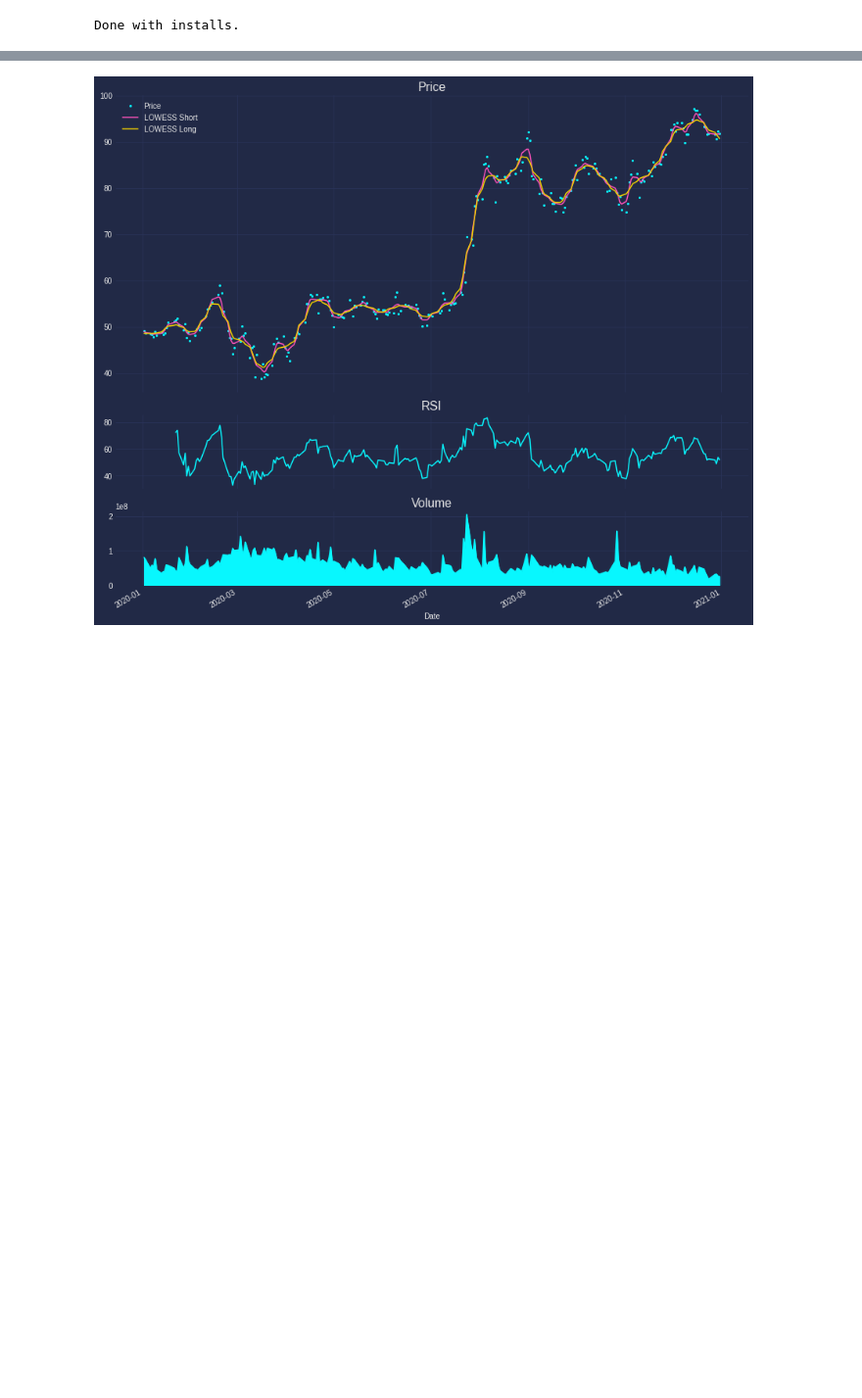
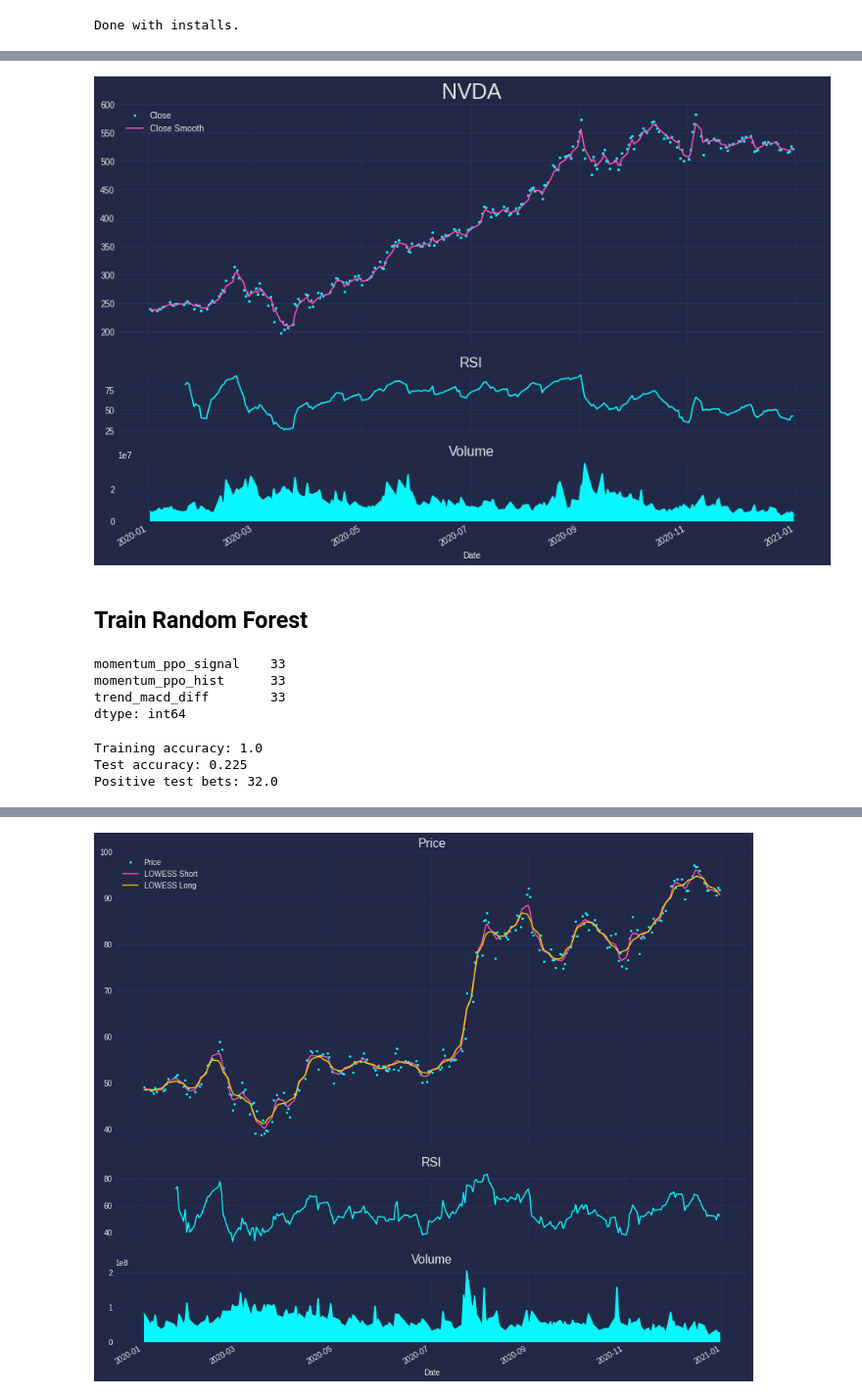
Before and after one commit to masta-g3/robinmodel, a Jupyter notebook: robinmodel.ipynb, the cells around one changed output, grey strips where cells are left out. Shown: that part at 98% size. Saved outputs shown, nothing was run; the diff lists cells and outputs as text; code cells hidden in the pictures; blank space fills up the shorter version.

```diff
--- a/robinmodel.ipynb
+++ b/robinmodel.ipynb
@@ -37,0 +70,26 @@ stock_df = stock.history(start='2020-01-01', end='2021-01-01')
+# %%
+fig, axs = plt.subplots(figsize=(12, 8), nrows=3, sharex=True,
+                        gridspec_kw={'height_ratios':[4,1,1]})
+
+## Prices and smoothed prices.
+ax = axs[0]
+stock_df['Close'].plot(ax=ax, ls='', marker='o', markersize=2, label='Close')
+stock_df['Close_Smooth'].plot(ax=ax, ls='-', markersize=2, label='Close Smooth')
+ax.legend()
+ax.set_title(ticker, size=25)
+
+## Some indicator.
+ax = axs[1]
+stock_df['momentum_rsi'].plot(ax=ax)
+ax.set_title('RSI', size=16)
+
+## Volume.
+ax = axs[2]
+stock_df['Volume'].plot.area(ax=ax)
+ax.set_title('Volume', size=16)
+
+fig.tight_layout();
+# %% [output]
+[figure, added]
+# %% [markdown]
+## Train Random Forest
@@ -37,0 +114,8 @@ stock_df = stock.history(start='2020-01-01', end='2021-01-01')
+# %%
+## Check if we have many nulls.
+stock_df[feats].isnull().sum().sort_values().tail(3)
+# %% [output]
+momentum_ppo_signal    33
+momentum_ppo_hist      33
+trend_macd_diff        33
+dtype: int64
@@ -37,0 +134,19 @@ stock_df = stock.history(start='2020-01-01', end='2021-01-01')
+# %%
+clf = RandomForestClassifier(n_estimators=500)
+
+clf.fit(train_df[feats], train_df['ret_type_smooth'])
+
+train_pred = clf.predict(train_df[feats])
+test_pred = (clf.predict_proba(test_df[feats])[:, 1] > 0.4).astype(float)
+
+print('Training accuracy:',
+      sum(train_df['ret_type_smooth'] == train_pred) / len(train_pred))
+
+print('Test accuracy:',
+      sum(test_df['ret_type_smooth'] == test_pred) / len(test_pred))
+
+print('Positive test bets:', sum(test_pred))
+# %% [output]
+Training accuracy: 1.0
+Test accuracy: 0.225
+Positive test bets: 32.0
```
Also changed, not shown: parts of 13 cells of this notebook.
